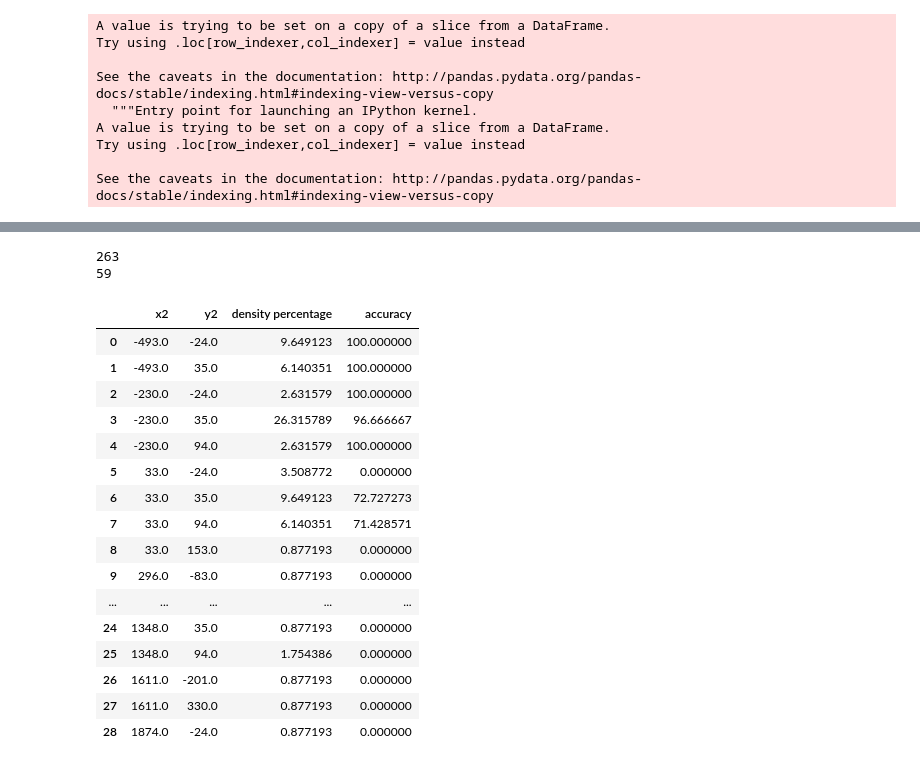
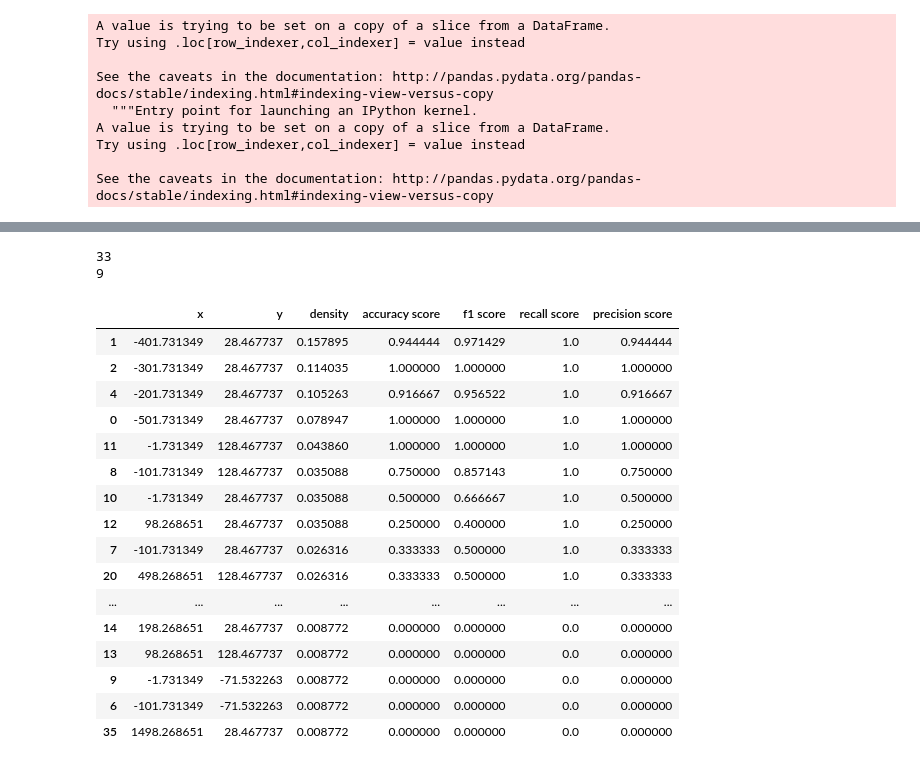
Before and after one commit to apoorva-sh/zodiac-experiments, a Jupyter notebook: experiments.ipynb, the cells around one changed output, grey strips where cells are left out. Drawn from its saved outputs; the diff is of its cells as text; code cells hidden in the pictures.

Commit message:
get different accuracy metrics

```diff
--- a/experiments.ipynb
+++ b/experiments.ipynb
@@ -239,3 +275,33 @@ def genDensity(data,x_l,y_l):
     densityMapF['density percentage'] = densityMapF['density percentage']*100.0/len(data)
 
     return densityMapF
+# %%
+def inWindows(x1,x2,y1,y2,x,y):
+    if (x >= x1 and x < x2) and (y>=y1 and y<y2):
+        return True
+    return False
+# %%
+def genDensityMetric(data,x_l,y_l):
+    """
+     get count of data points in a grid line and accuracy percentage
+    """
+    densityMap = []
+    count = len(data)
+    for x in range(len(x_l)-1):
+        for y in range(len(y_l)-1):
+            results = []
+            preds = []
+            density = 0
+            for i in data.values:
+                if(inWindows(x_l[x],x_l[x+1],y_l[y],y_l[y+1],i[0],i[1])):
+                    results.append(i[3])
+                    preds.append(i[2])
+                    density = density + 1
+            if density != 0:
+                f1 = f1_score(results,preds)
+                acc = accuracy_score(results,preds)
+                rec = recall_score(results,preds)
+                prec = precision_score(results,preds)
+                densityMap.append([x_l[x+1],y_l[y+1],density/count,acc,f1,rec,prec])
+    dm = pd.DataFrame(data = densityMap, columns=['x','y','density','accuracy score','f1 score','recall score','precision score'])
+    return dm
@@ -242,5 +336,5 @@ def genDensity(data,x_l,y_l):
 # %%
-x_l_1, y_l_1 = genXY(10,test)
+x_l_1, y_l_1 = genXY(100,test)
 # %% [output]
-263
-59
+33
+9
@@ -249,20 +341,22 @@ densityMap = pd.DataFrame(data=genDensity(test,x_l,y_l), columns=['x2','y2','den
-# %%
-densityMap
-# %% [output]
-|  | x2 | y2 | density percentage | accuracy |
-| 0 | -493.0 | -24.0 | 9.649123 | 100.000000 |
-| 1 | -493.0 | 35.0 | 6.140351 | 100.000000 |
-| 2 | -230.0 | -24.0 | 2.631579 | 100.000000 |
-| 3 | -230.0 | 35.0 | 26.315789 | 96.666667 |
-| 4 | -230.0 | 94.0 | 2.631579 | 100.000000 |
-| 5 | 33.0 | -24.0 | 3.508772 | 0.000000 |
-| 6 | 33.0 | 35.0 | 9.649123 | 72.727273 |
-| 7 | 33.0 | 94.0 | 6.140351 | 71.428571 |
-| 8 | 33.0 | 153.0 | 0.877193 | 0.000000 |
-| 9 | 296.0 | -83.0 | 0.877193 | 0.000000 |
-| ... | ... | ... | ... | ... |
-| 24 | 1348.0 | 35.0 | 0.877193 | 0.000000 |
-| 25 | 1348.0 | 94.0 | 1.754386 | 0.000000 |
-| 26 | 1611.0 | -201.0 | 0.877193 | 0.000000 |
-| 27 | 1611.0 | 330.0 | 0.877193 | 0.000000 |
-| 28 | 1874.0 | -24.0 | 0.877193 | 0.000000 |
+# %%
+densityMap = genDensityMetric(test,x_l_1,y_l_1)
+# %%
+densityMap.sort_values(by=['density'],ascending=False)
+# %% [output]
+|  | x | y | density | accuracy score | f1 score | recall score | precision score |
+| 1 | -401.731349 | 28.467737 | 0.157895 | 0.944444 | 0.971429 | 1.0 | 0.944444 |
+| 2 | -301.731349 | 28.467737 | 0.114035 | 1.000000 | 1.000000 | 1.0 | 1.000000 |
+| 4 | -201.731349 | 28.467737 | 0.105263 | 0.916667 | 0.956522 | 1.0 | 0.916667 |
+| 0 | -501.731349 | 28.467737 | 0.078947 | 1.000000 | 1.000000 | 1.0 | 1.000000 |
+| 11 | -1.731349 | 128.467737 | 0.043860 | 1.000000 | 1.000000 | 1.0 | 1.000000 |
+| 8 | -101.731349 | 128.467737 | 0.035088 | 0.750000 | 0.857143 | 1.0 | 0.750000 |
+| 10 | -1.731349 | 28.467737 | 0.035088 | 0.500000 | 0.666667 | 1.0 | 0.500000 |
+| 12 | 98.268651 | 28.467737 | 0.035088 | 0.250000 | 0.400000 | 1.0 | 0.250000 |
+| 7 | -101.731349 | 28.467737 | 0.026316 | 0.333333 | 0.500000 | 1.0 | 0.333333 |
+| 20 | 498.268651 | 128.467737 | 0.026316 | 0.333333 | 0.500000 | 1.0 | 0.333333 |
+| ... | ... | ... | ... | ... | ... | ... | ... |
+| 14 | 198.268651 | 28.467737 | 0.008772 | 0.000000 | 0.000000 | 0.0 | 0.000000 |
+| 13 | 98.268651 | 128.467737 | 0.008772 | 0.000000 | 0.000000 | 0.0 | 0.000000 |
+| 9 | -1.731349 | -71.532263 | 0.008772 | 0.000000 | 0.000000 | 0.0 | 0.000000 |
+| 6 | -101.731349 | -71.532263 | 0.008772 | 0.000000 | 0.000000 | 0.0 | 0.000000 |
+| 35 | 1498.268651 | 28.467737 | 0.008772 | 0.000000 | 0.000000 | 0.0 | 0.000000 |
```
Also changed, not shown: parts of 13 cells of this notebook.
